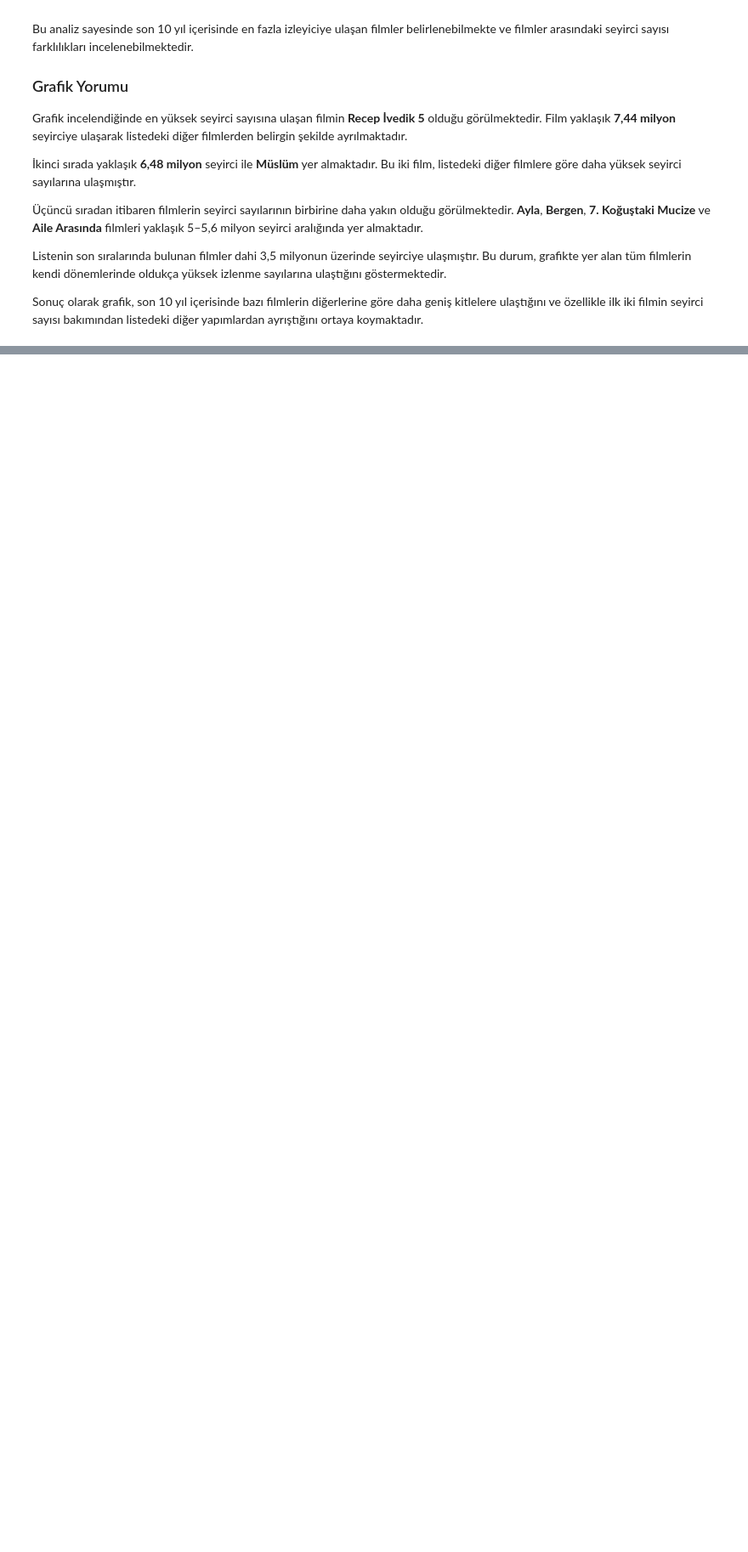
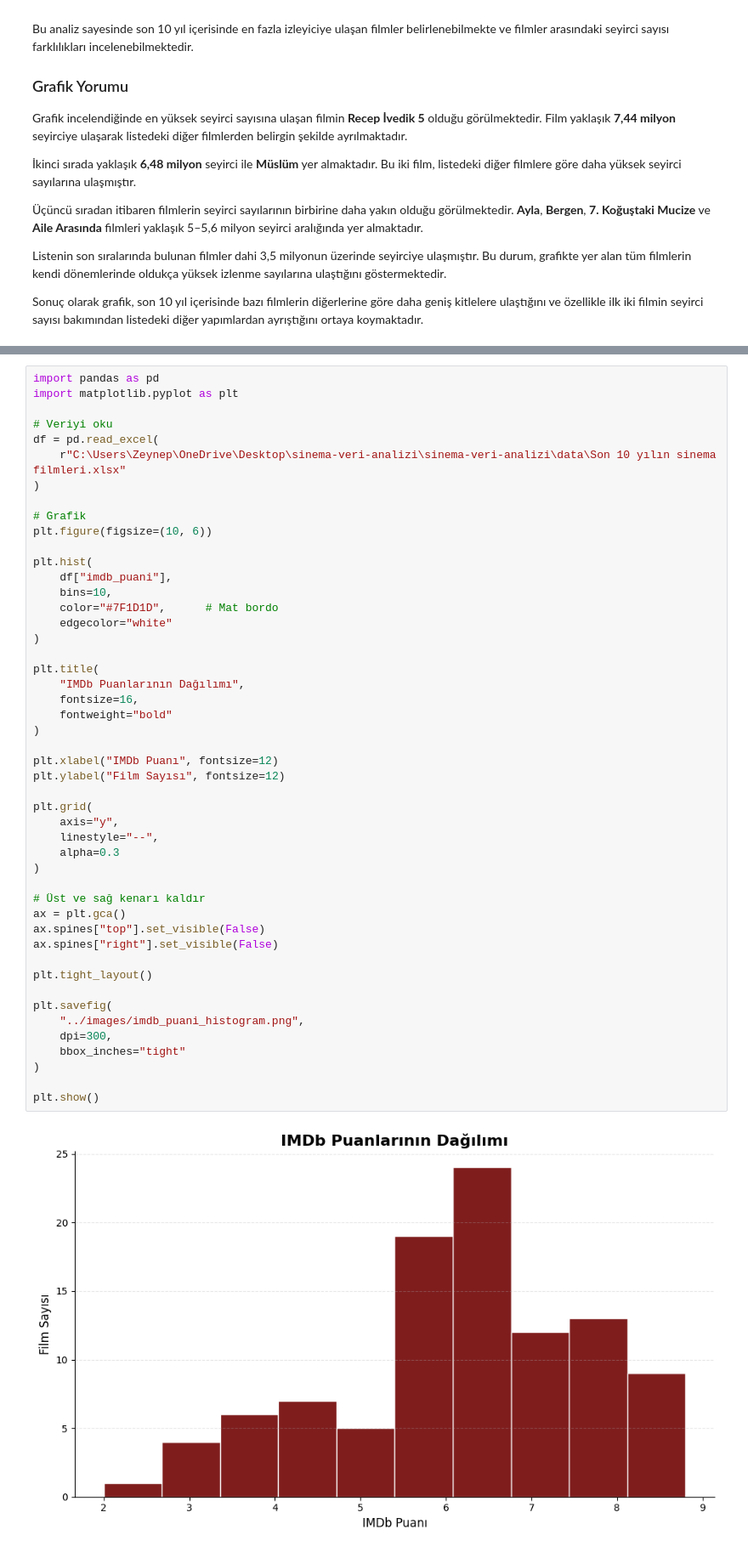
Before and after one commit to ZeynepOzbey/sinema-veri-analizi, a Jupyter notebook: notebook/film_analizi.ipynb, the cells around one changed output, grey strips where cells are left out. Shown at 85% size. Saved outputs shown, nothing was run; the diff lists cells and outputs as text; blank space fills up the shorter version.

Commit message:
Add IMDb histogram and update report

```diff
--- a/notebook/film_analizi.ipynb
+++ b/notebook/film_analizi.ipynb
@@ -577,0 +570,50 @@ Bu çalışma, Box Office Türkiye verilerinden oluşturulan veri setinin temel
+# %%
+import pandas as pd
+import matplotlib.pyplot as plt
+
+# Veriyi oku
+df = pd.read_excel(
+    r"C:\Users\Zeynep\OneDrive\Desktop\sinema-veri-analizi\sinema-veri-analizi\data\Son 10 yılın sinema filmleri.xlsx"
+)
+
+# Grafik
+plt.figure(figsize=(10, 6))
+
+plt.hist(
+    df["imdb_puani"],
+    bins=10,
+    color="#7F1D1D",      # Mat bordo
+    edgecolor="white"
+)
+
+plt.title(
+    "IMDb Puanlarının Dağılımı",
+    fontsize=16,
+    fontweight="bold"
+)
+
+plt.xlabel("IMDb Puanı", fontsize=12)
+plt.ylabel("Film Sayısı", fontsize=12)
+
+plt.grid(
+    axis="y",
+    linestyle="--",
+    alpha=0.3
+)
+
+# Üst ve sağ kenarı kaldır
+ax = plt.gca()
+ax.spines["top"].set_visible(False)
+ax.spines["right"].set_visible(False)
+
+plt.tight_layout()
+
+plt.savefig(
+    "../images/imdb_puani_histogram.png",
+    dpi=300,
+    bbox_inches="tight"
+)
+
+plt.show()
+# %% [output]
+[figure, added]
```
Also changed, not shown: parts of 3 cells of this notebook, 2 other files.
